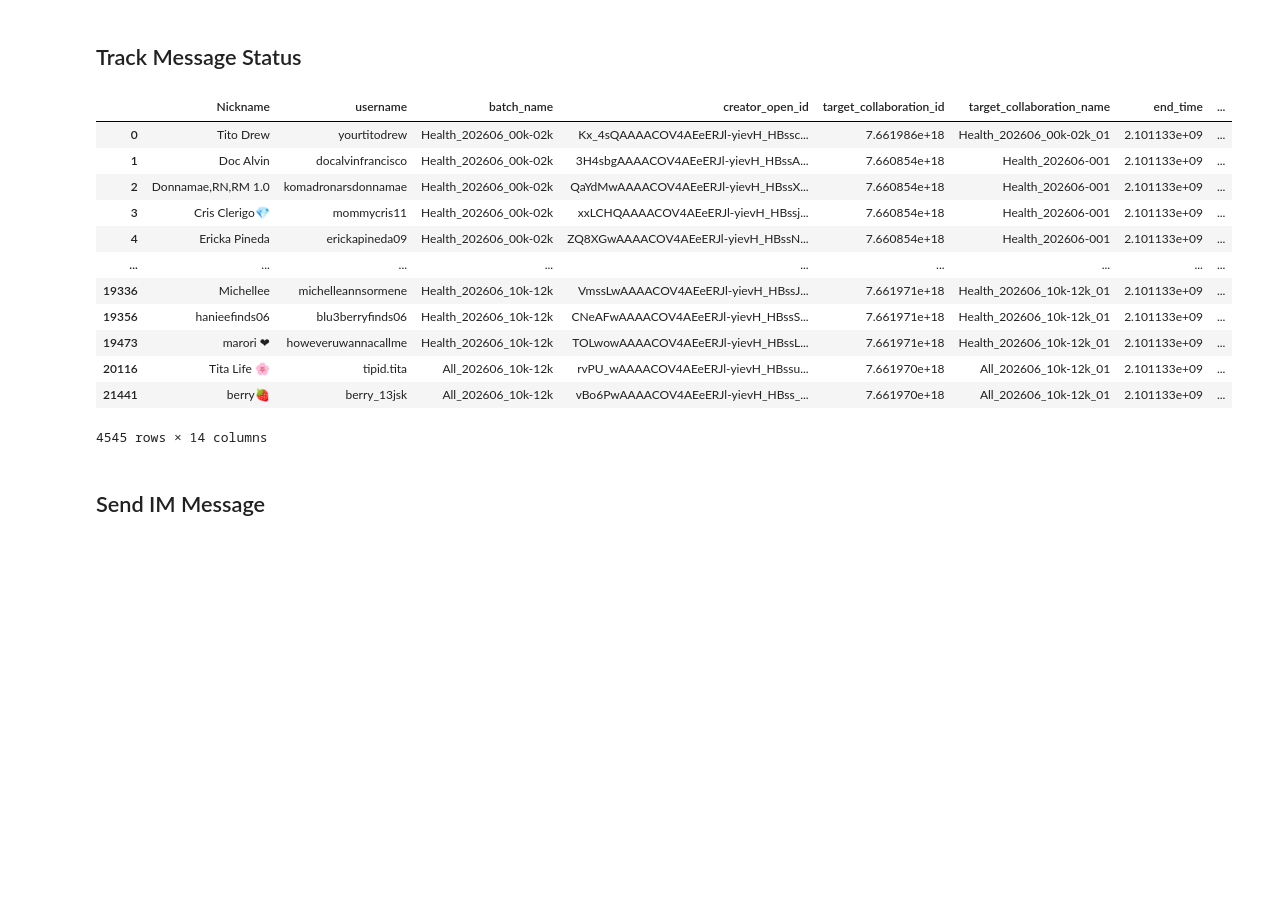
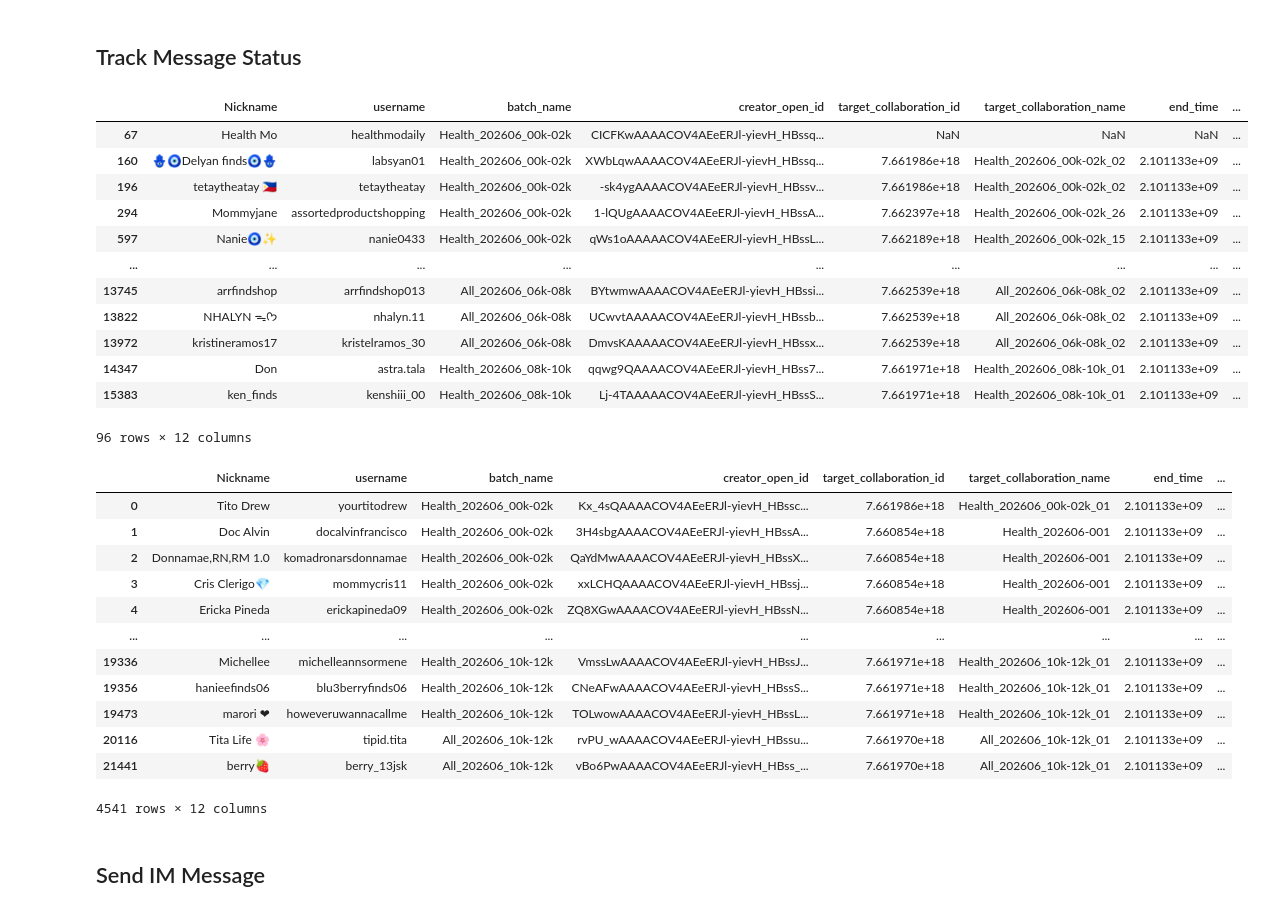
Before and after one commit to mrpsonglao/VitamiAffiliateCode, a Jupyter notebook: code/2026-07-13 Step 3 - Monitor and Message Creators.ipynb, the cells around one changed output. Cells and saved outputs as stored; diff of their text form; code cells hidden in the pictures; blank space fills up the shorter version.

```diff
--- a/code/2026-07-13 Step 3 - Monitor and Message Creators.ipynb
+++ b/code/2026-07-13 Step 3 - Monitor and Message Creators.ipynb
@@ -140,7 +140,7 @@ while True:
         break
 
     page_num += 1
-    time.sleep(DELAY_BETWEEN_PAGES)
+    time.sleep(0.5)
 
 print(f"\nDone. {len(all_conversations)} total conversation(s) collected.")
 # %% [output]
@@ -263,3 +229,5 @@ if creator_rows:
+# %%
+df_conversations_new = pd.read_csv(ALL_CONVERSATIONS_NEW_CSV)
 # %%
-df_all_conversations = pd.concat([df_all_conversations[['creator_im_id', 'id', 'username']].rename(columns={'id':'conversation_id'}),
+df_all_conversations = pd.concat([df_all_conversations[['creator_im_id', 'conversation_id', 'username']],
            df_conversations_new.merge(df_creators[['username', 'creator_open_id']], how='left', on="creator_open_id")[['creator_im_id', 'conversation_id', 'username']]]).drop_duplicates(subset=['username']).reset_index(drop=True)
@@ -294,6 +248,22 @@ df_creators_messaging.loc[df_creators_messaging['target_collaboration_id'].notnu
 # Update statuses to track
 df_creators_messaging['invited_to_join_collab'] = df_creators_messaging['sample_status'].notnull()
 df_creators_messaging['invited_to_viber_grp'] = False
+# %%
+df_creators_messaging.loc[df_creators_messaging['sample_status'].notnull(), 'conversation_id']
+# %% [output]
+|  | Nickname | username | batch_name | creator_open_id | target_collaboration_id | target_collaboration_name | end_time | ... |
+| 67 | Health Mo | healthmodaily | Health_202606_00k-02k | CICFKwAAAACOV4AEeERJl-yievH_HBssq... | NaN | NaN | NaN | ... |
+| 160 | 🪬🧿Delyan finds🧿🪬 | labsyan01 | Health_202606_00k-02k | XWbLqwAAAACOV4AEeERJl-yievH_HBssq... | 7.661986e+18 | Health_202606_00k-02k_02 | 2.101133e+09 | ... |
+| 196 | tetaytheatay 🇵🇭 | tetaytheatay | Health_202606_00k-02k | -sk4ygAAAACOV4AEeERJl-yievH_HBssv... | 7.661986e+18 | Health_202606_00k-02k_02 | 2.101133e+09 | ... |
+| 294 | Mommyjane | assortedproductshopping | Health_202606_00k-02k | 1-lQUgAAAACOV4AEeERJl-yievH_HBssA... | 7.662397e+18 | Health_202606_00k-02k_26 | 2.101133e+09 | ... |
+| 597 | Nanie🧿✨ | nanie0433 | Health_202606_00k-02k | qWs1oAAAAACOV4AEeERJl-yievH_HBssL... | 7.662189e+18 | Health_202606_00k-02k_15 | 2.101133e+09 | ... |
+| ... | ... | ... | ... | ... | ... | ... | ... | ... |
+| 13745 | arrfindshop | arrfindshop013 | All_202606_06k-08k | BYtwmwAAAACOV4AEeERJl-yievH_HBssi... | 7.662539e+18 | All_202606_06k-08k_02 | 2.101133e+09 | ... |
+| 13822 | NHALYN ᯓᡣ𐭩 | nhalyn.11 | All_202606_06k-08k | UCwvtAAAAACOV4AEeERJl-yievH_HBssb... | 7.662539e+18 | All_202606_06k-08k_02 | 2.101133e+09 | ... |
+| 13972 | kristineramos17 | kristelramos_30 | All_202606_06k-08k | DmvsKAAAAACOV4AEeERJl-yievH_HBssx... | 7.662539e+18 | All_202606_06k-08k_02 | 2.101133e+09 | ... |
+| 14347 | Don | astra.tala | Health_202606_08k-10k | qqwg9QAAAACOV4AEeERJl-yievH_HBss7... | 7.661971e+18 | Health_202606_08k-10k_01 | 2.101133e+09 | ... |
+| 15383 | ken_finds | kenshiii_00 | Health_202606_08k-10k | Lj-4TAAAAACOV4AEeERJl-yievH_HBssS... | 7.661971e+18 | Health_202606_08k-10k_01 | 2.101133e+09 | ... |
+96 rows × 12 columns
 # %%
 df_creators_messaging[~df_creators_messaging['invited_to_join_collab'] & df_creators_messaging['target_collaboration_id'].notnull()]
 # %% [output]
@@ -309,7 +279,7 @@ df_creators_messaging[~df_creators_messaging['invited_to_join_collab'] & df_crea
 | 19473 | marori ❤︎ | howeveruwannacallme | Health_202606_10k-12k | TOLwowAAAACOV4AEeERJl-yievH_HBssL... | 7.661971e+18 | Health_202606_10k-12k_01 | 2.101133e+09 | ... |
 | 20116 | Tita Life 🌸 | tipid.tita | All_202606_10k-12k | rvPU_wAAAACOV4AEeERJl-yievH_HBssu... | 7.661970e+18 | All_202606_10k-12k_01 | 2.101133e+09 | ... |
 | 21441 | berry🍓 | berry_13jsk | All_202606_10k-12k | vBo6PwAAAACOV4AEeERJl-yievH_HBss_... | 7.661970e+18 | All_202606_10k-12k_01 | 2.101133e+09 | ... |
-4545 rows × 14 columns
+4541 rows × 12 columns
 # %% [markdown]
 ## Send IM Message
 # %%
```
Also changed, not shown: parts of 8 cells of this notebook, 4 other files.
